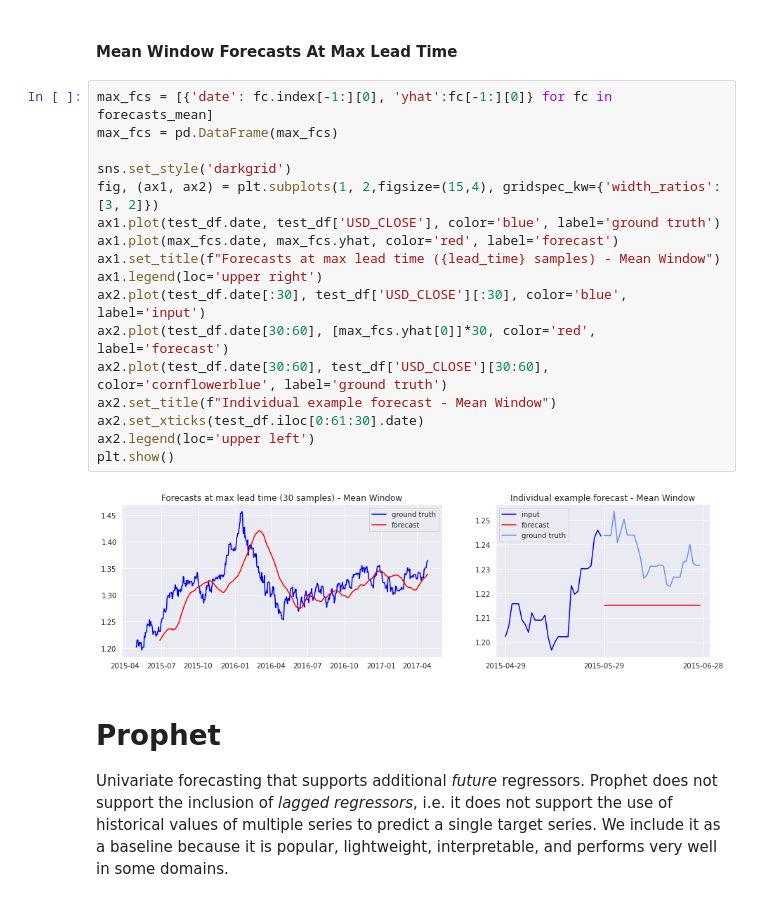
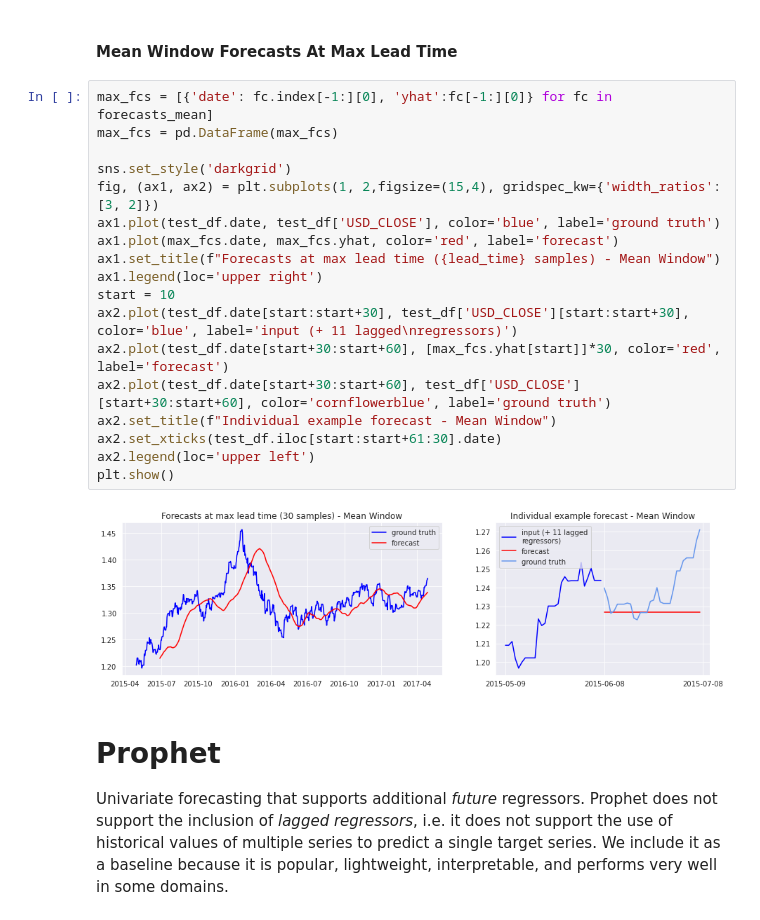
Before and after one commit to VectorInstitute/forecasting-with-dl, a Jupyter notebook: demos/demo1_prophet_neuralprophet_testset.ipynb, the cells around one changed output. Cells and saved outputs as stored; diff of their text form.

Commit message:
add start variable to enable looking at different individual forecasts

```diff
--- a/demos/demo1_prophet_neuralprophet_testset.ipynb
+++ b/demos/demo1_prophet_neuralprophet_testset.ipynb
@@ -241,22 +242,23 @@ plt.show()
 # %%
 max_fcs = [{'date': fc.index[-1:][0], 'yhat':fc[-1:][0]} for fc in forecasts_mean]
 max_fcs = pd.DataFrame(max_fcs)
 
 sns.set_style('darkgrid')
 fig, (ax1, ax2) = plt.subplots(1, 2,figsize=(15,4), gridspec_kw={'width_ratios': [3, 2]})
 ax1.plot(test_df.date, test_df['USD_CLOSE'], color='blue', label='ground truth')
 ax1.plot(max_fcs.date, max_fcs.yhat, color='red', label='forecast')
 ax1.set_title(f"Forecasts at max lead time ({lead_time} samples) - Mean Window")
 ax1.legend(loc='upper right')
-ax2.plot(test_df.date[:30], test_df['USD_CLOSE'][:30], color='blue', label='input')
-ax2.plot(test_df.date[30:60], [max_fcs.yhat[0]]*30, color='red', label='forecast')
-ax2.plot(test_df.date[30:60], test_df['USD_CLOSE'][30:60], color='cornflowerblue', label='ground truth')
+start = 10
+ax2.plot(test_df.date[start:start+30], test_df['USD_CLOSE'][start:start+30], color='blue', label='input (+ 11 lagged\nregressors)')
+ax2.plot(test_df.date[start+30:start+60], [max_fcs.yhat[start]]*30, color='red', label='forecast')
+ax2.plot(test_df.date[start+30:start+60], test_df['USD_CLOSE'][start+30:start+60], color='cornflowerblue', label='ground truth')
 ax2.set_title(f"Individual example forecast - Mean Window")
-ax2.set_xticks(test_df.iloc[0:61:30].date)
+ax2.set_xticks(test_df.iloc[start:start+61:30].date)
 ax2.legend(loc='upper left')
 plt.show()
 # %% [output]
-[figure, old version]
+[figure, new version]
 # %% [markdown]
 # Prophet
 
```
Also changed, not shown: parts of 19 cells of this notebook.
